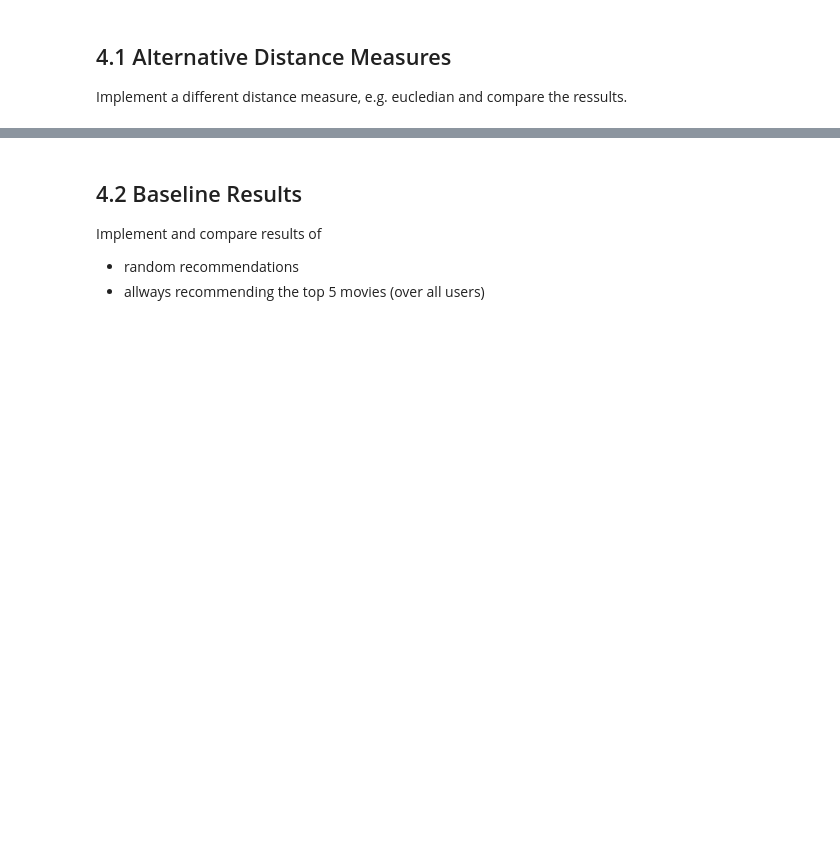
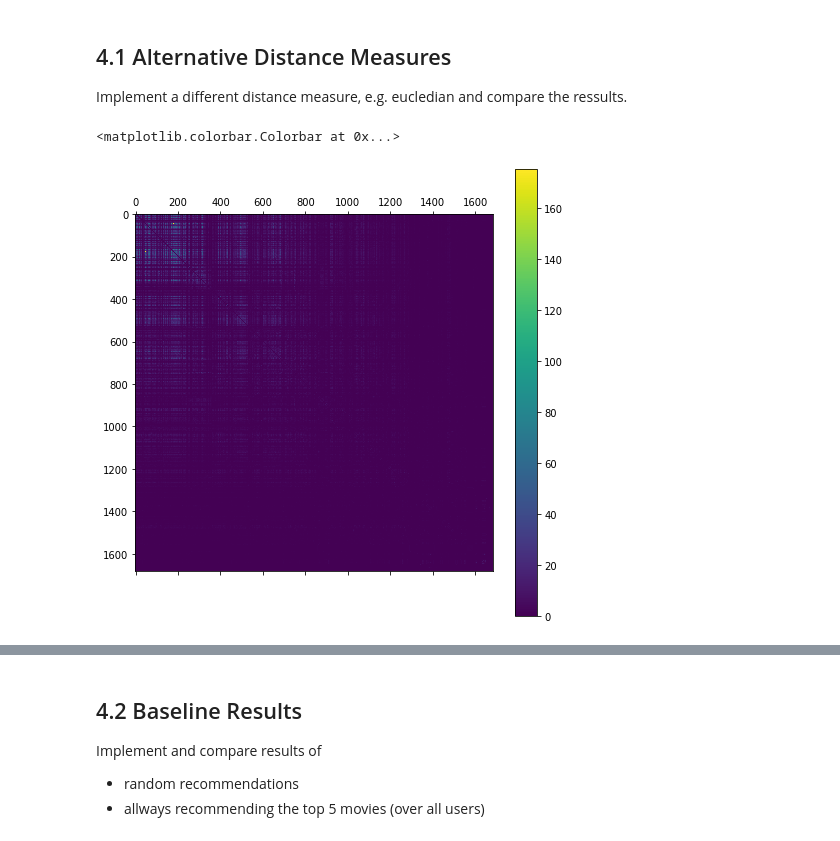
Before and after one commit to trenklem/DataScience21, a Jupyter notebook: Block_2/Assignments/Assignment_2_recommender.ipynb, the cells around one changed output, grey strips where cells are left out. Saved outputs shown, nothing was run; the diff lists cells and outputs as text; code cells hidden in the pictures; blank space fills up the shorter version.

```diff
--- a/Block_2/Assignments/Assignment_2_recommender.ipynb
+++ b/Block_2/Assignments/Assignment_2_recommender.ipynb
@@ -75,3 +102,28 @@ def test_Score(D_train, R_test):
 # %% [markdown]
 ## 4.1 Alternative Distance Measures
 Implement a different distance measure, e.g. eucledian and compare the ressults.
+# %%
+def euclidean_dist(a,b):
+    res = a.dot(b)
+    norm= np.linalg.norm(a - b)
+    if norm>0: #norm ist null wenn keine Berwerung existiert -> Fallunterscheidung
+        return res/norm
+    else:
+        return res
+# %%
+def create_euclidean_matrix(r):
+    d = np.zeros((np.shape(movies)[0],np.shape(movies)[0]))
+
+    for i in range(0,np.shape(movies)[0]):
+        for j in range(0,np.shape(movies)[0]):
+            if i!=j:
+                d[i,j]=euclidean_dist(r[:,i],r[:,j])
+    return d
+D2 = create_euclidean_matrix(R)
+# %%
+plt.rcParams['figure.figsize'] = (10.0, 8.0)
+plt.matshow(D2)
+plt.colorbar()
+# %% [output]
+<matplotlib.colorbar.Colorbar at 0x...>
+[figure, added]
```
Also changed, not shown: parts of 24 cells of this notebook, 2 other files.
